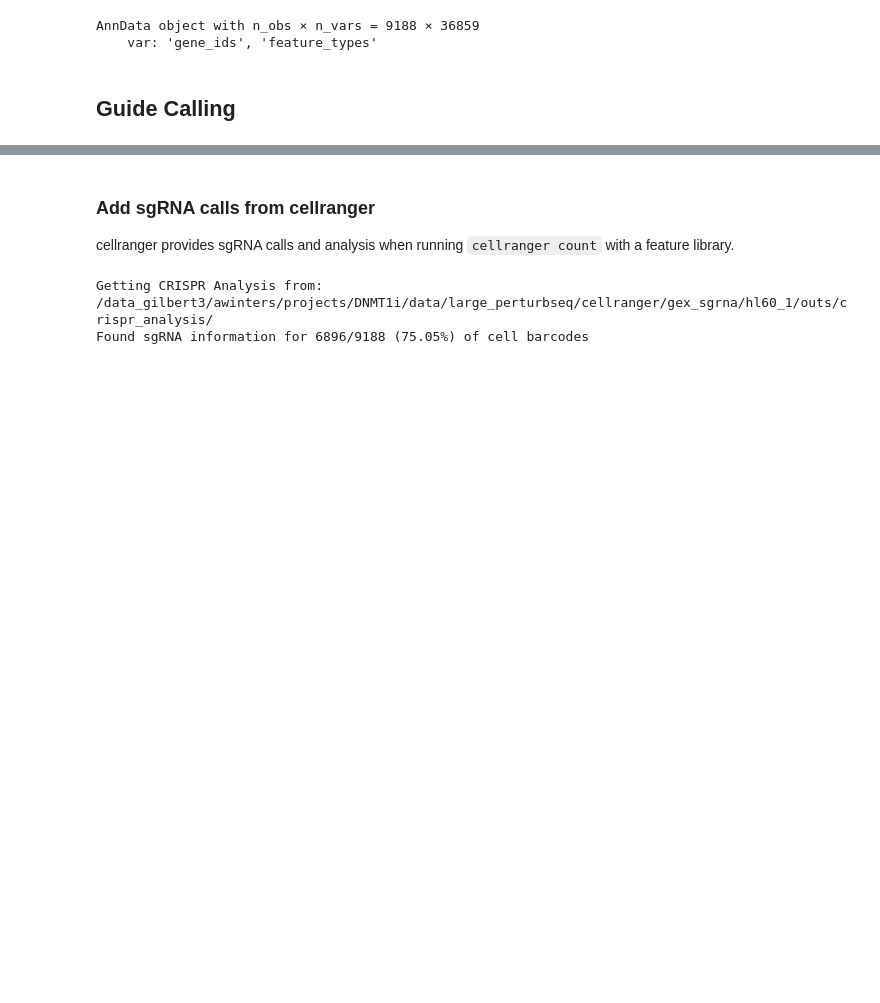
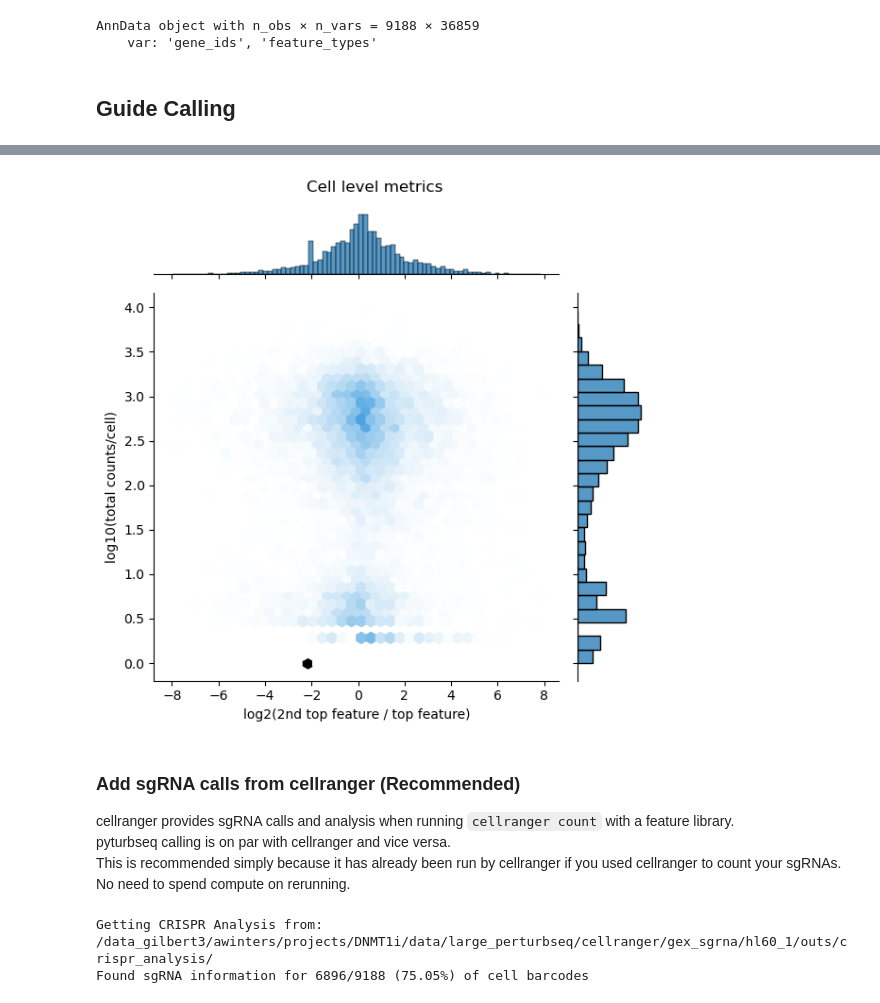
Before and after one commit to aidanwinters/pyturbseq, a Jupyter notebook: Tutorial.ipynb, the cells around one changed output, grey strips where cells are left out. Drawn from its saved outputs; the diff is of its cells as text; code cells hidden in the pictures; blank space fills up the shorter version.

```diff
--- a/Tutorial.ipynb
+++ b/Tutorial.ipynb
@@ -52,5 +74,8 @@ call_features(guides, n_jobs=20, inplace=True, quiet=False, subset=False, nonzer
 # %%
 ## Ratio of the top 2 guides by counts is a heuristic for quality of the library
+## NOTE: this is really only helpful for dual guide libraries
 ## With dual guide: this ratio should be 1
-## With single guide: this ratio should ideally be very high (meaning top guide count >> 2nd top guide count )
-plot_top2ratio_counts(guides)
+## With single guide: this ratio will be -2 since we add one to each count this indicates
+g = plot_top2ratio_counts(adata_copy, show=True)
+# %% [output]
+[figure, added]
@@ -61,6 +82,8 @@ plot_feature_count_metrics(guides, ntc_var='ntc',)
 # %% [markdown]
-### Add sgRNA calls from cellranger
+### Add sgRNA calls from cellranger (Recommended)
 
 
 cellranger provides sgRNA calls and analysis when running `cellranger count` with a feature library.
+pyturbseq calling is on par with cellranger and vice versa.
+This is recommended simply because it has already been run by cellranger if you used cellranger to count your sgRNAs. No need to spend compute on rerunning.
 # %%
```
Also changed, not shown: parts of 25 cells of this notebook, 4 other files.
